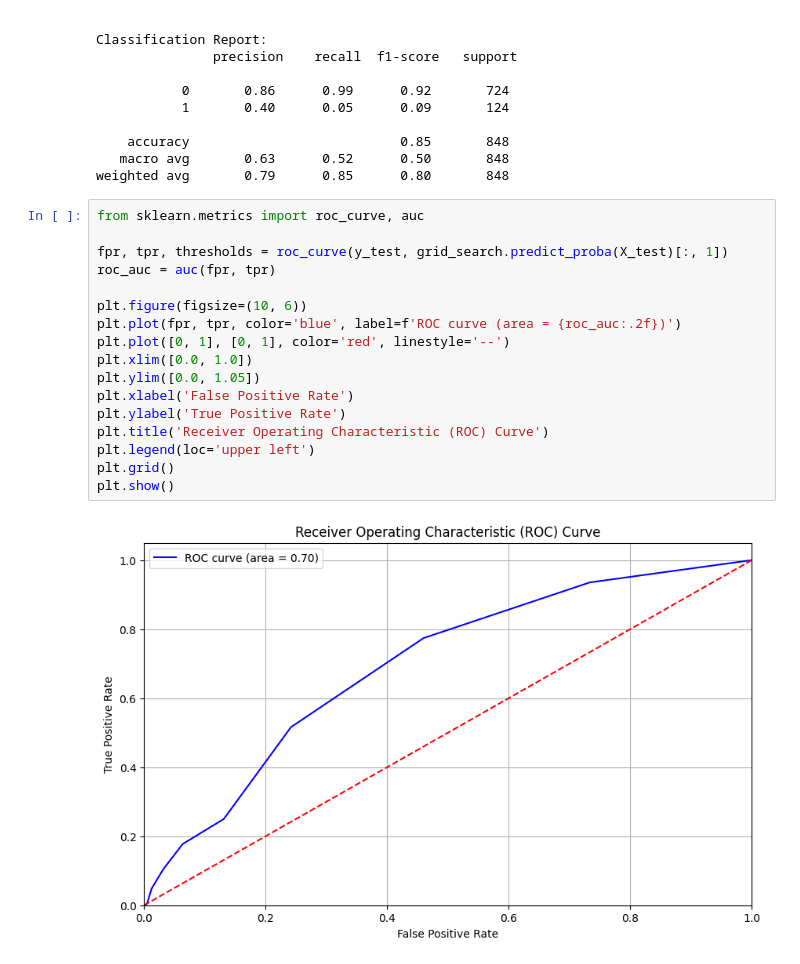
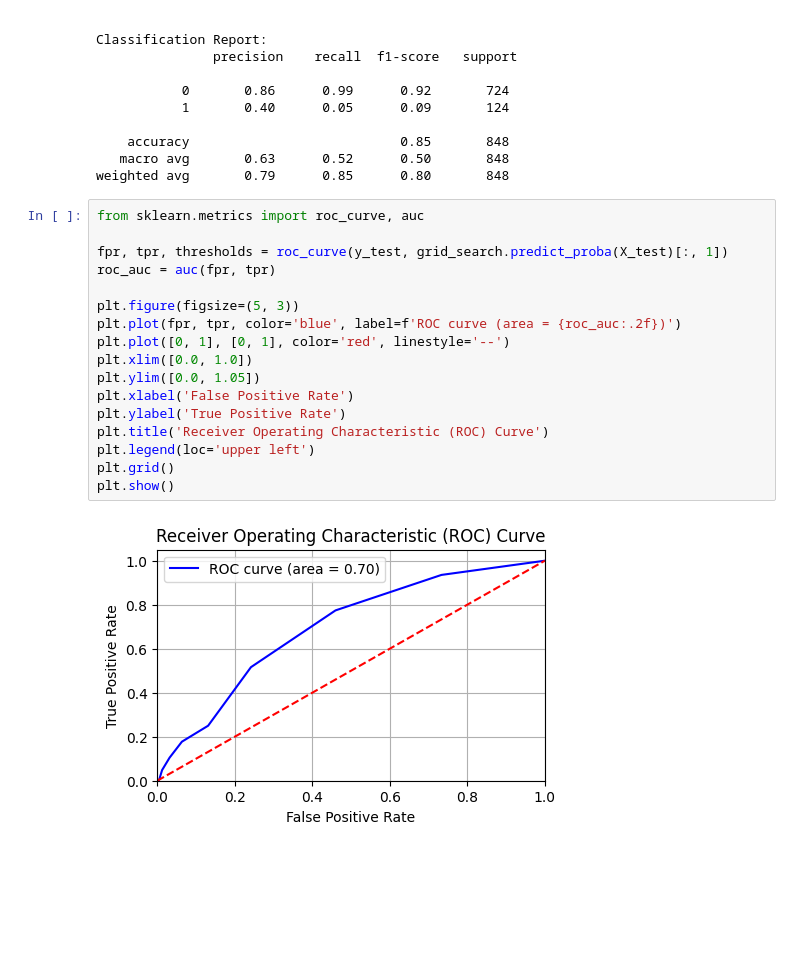
Before and after one commit to muh-imadudin/JupyterLab, a Jupyter notebook: Heart Disease/code_KNN.ipynb, the cells around one changed output. Cells and saved outputs as stored; diff of their text form; blank space fills up the shorter version.

```diff
--- a/Heart Disease/code_KNN.ipynb
+++ b/Heart Disease/code_KNN.ipynb
@@ -161,19 +161,19 @@ weighted avg       0.79      0.85      0.80       848
 # %%
 from sklearn.metrics import roc_curve, auc
 
 fpr, tpr, thresholds = roc_curve(y_test, grid_search.predict_proba(X_test)[:, 1])
 roc_auc = auc(fpr, tpr)
 
-plt.figure(figsize=(10, 6))
+plt.figure(figsize=(5, 3))
 plt.plot(fpr, tpr, color='blue', label=f'ROC curve (area = {roc_auc:.2f})')
 plt.plot([0, 1], [0, 1], color='red', linestyle='--')
 plt.xlim([0.0, 1.0])
 plt.ylim([0.0, 1.05])
 plt.xlabel('False Positive Rate')
 plt.ylabel('True Positive Rate')
 plt.title('Receiver Operating Characteristic (ROC) Curve')
 plt.legend(loc='upper left')
 plt.grid()
 plt.show()
 # %% [output]
-[figure, old version]
+[figure, new version]
```
Also changed, not shown: 4 other files.
